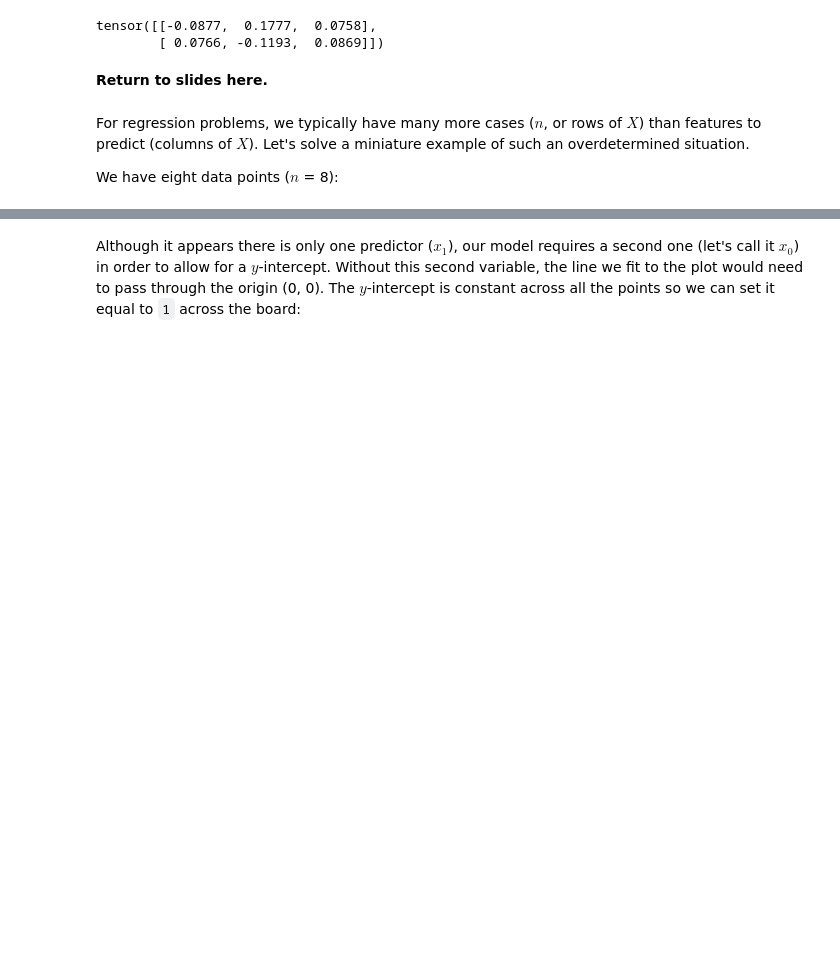
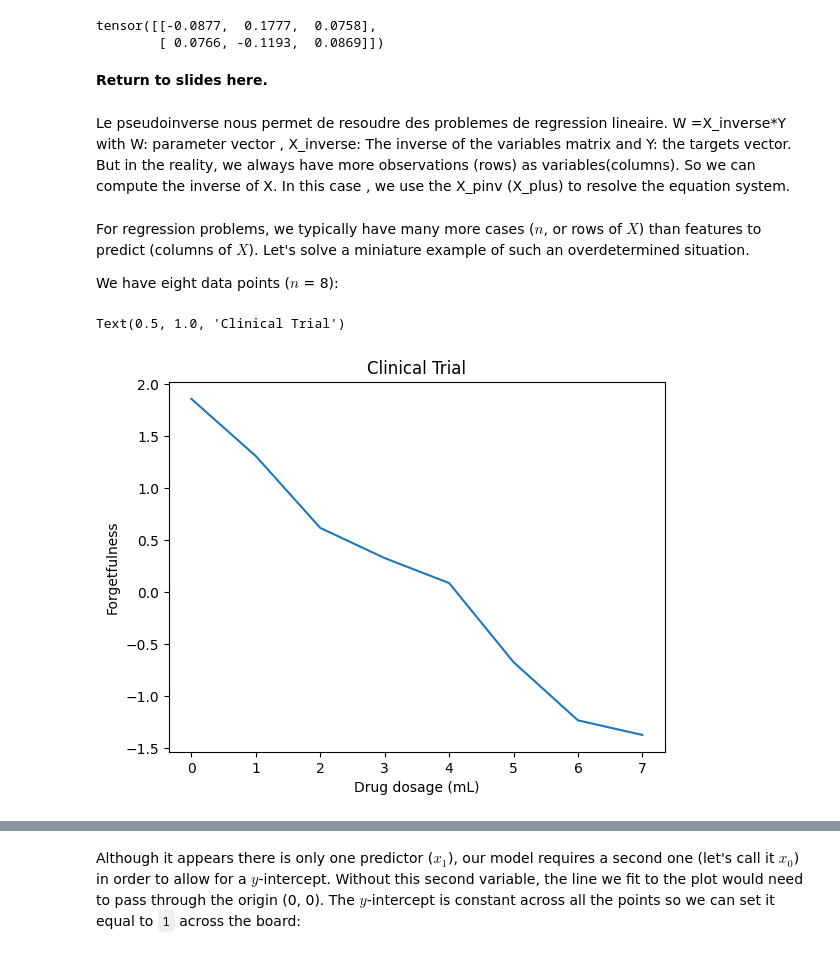
Before and after one commit to Arnellou/ML-foundations-JohnKrohn-OREILLY-course-notebooks, a Jupyter notebook: notebooks/2-linear-algebra-ii.ipynb, the cells around one changed output, grey strips where cells are left out. Saved outputs shown, nothing was run; the diff lists cells and outputs as text; code cells hidden in the pictures; blank space fills up the shorter version.

Commit message:
resolve linear regression equation (finding W the matrix parameters) using the pseudo inverse of a matrix

```diff
--- a/notebooks/2-linear-algebra-ii.ipynb
+++ b/notebooks/2-linear-algebra-ii.ipynb
@@ -1911,6 +1911,8 @@ tensor([[-0.0877,  0.1777,  0.0758],
         [ 0.0766, -0.1193,  0.0869]])
 # %% [markdown]
 **Return to slides here.**
+# %% [markdown]
+Le pseudoinverse nous permet de resoudre des problemes de regression lineaire. W =X_inverse*Y with W: parameter vector , X_inverse: The inverse of the variables matrix and  Y: the targets vector. But in the reality, we always have more observations (rows) as variables(columns). So we can compute the inverse of X. In this case , we use the X_pinv (X_plus) to resolve the equation system.
 # %% [markdown]
 For regression problems, we typically have many more cases ($n$, or rows of $X$) than features to predict (columns of $X$). Let's solve a miniature example of such an overdetermined situation.
 
@@ -1922,6 +1924,15 @@ y = [1.86, 1.31, .62, .33, .09, -.67, -1.23, -1.37] # E.g.: Patient's "forgetful
 title = 'Clinical Trial'
 xlabel = 'Drug dosage (mL)'
 ylabel = 'Forgetfulness'
+# %%
+import matplotlib.pyplot as plt
+plt.plot(x1 , y)
+plt.xlabel(xlabel)
+plt.ylabel(ylabel)
+plt.title(title)
+# %% [output]
+Text(0.5, 1.0, 'Clinical Trial')
+[figure, added]
 # %%
 fig, ax = plt.subplots()
 plt.title(title)
```
Also changed, not shown: parts of 9 cells of this notebook.
